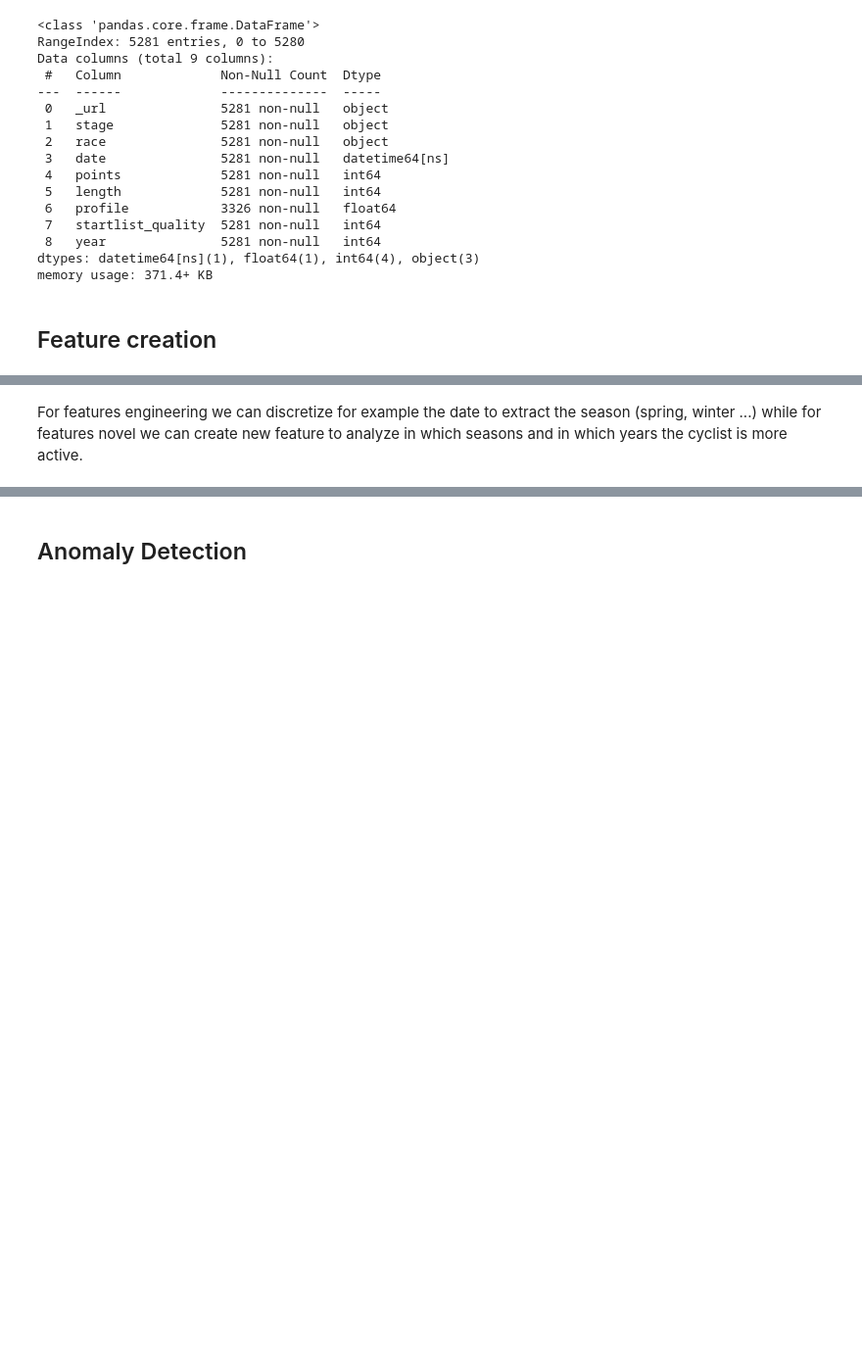
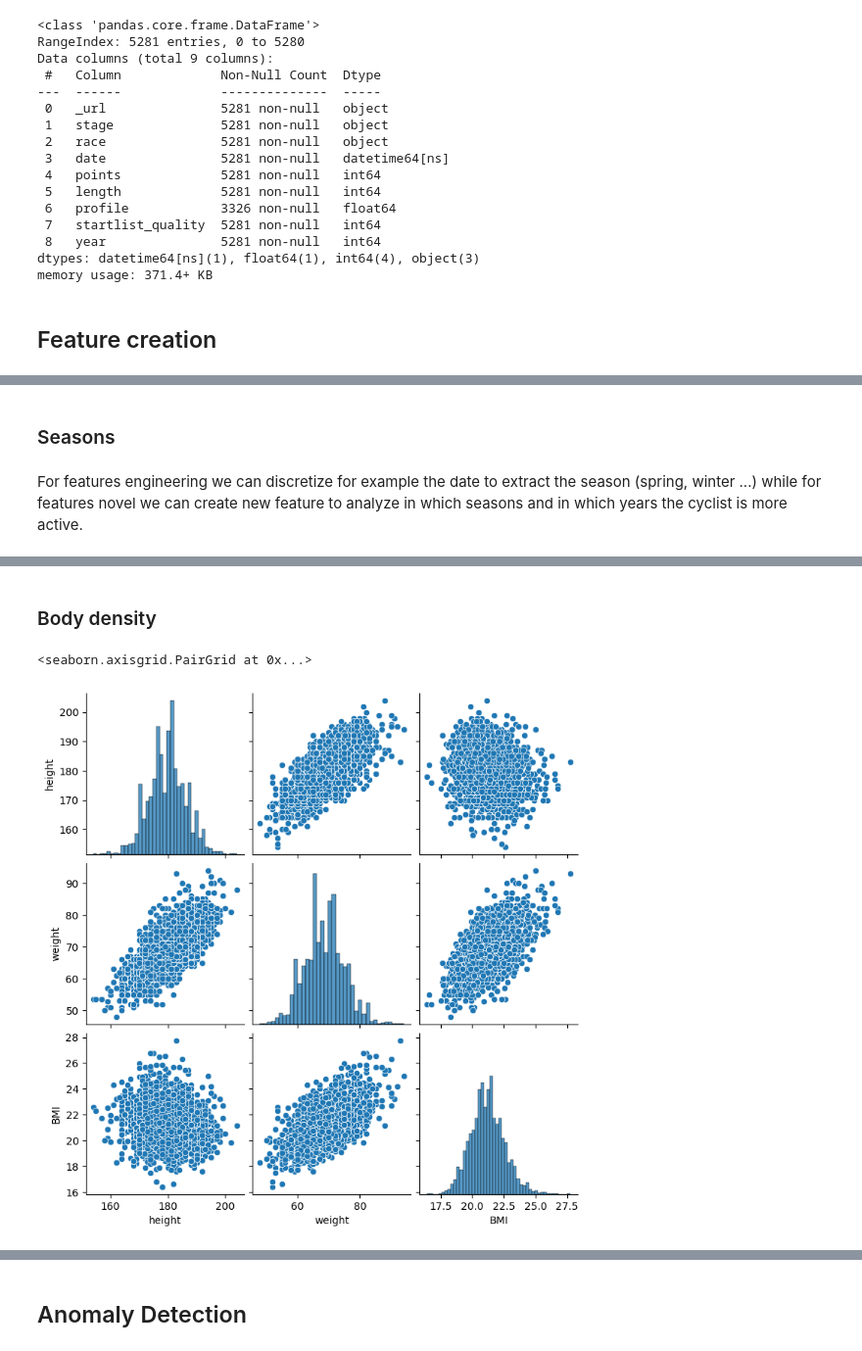
Before and after one commit to DiVitoTommaso/Cyclists-Races_Data-Mining, a Jupyter notebook: FeatEng.ipynb, the cells around one changed output, grey strips where cells are left out. Shown: that part at 98% size. Saved outputs shown, nothing was run; the diff lists cells and outputs as text; code cells hidden in the pictures; blank space fills up the shorter version.

```diff
--- a/FeatEng.ipynb
+++ b/FeatEng.ipynb
@@ -71,3 +71,5 @@ memory usage: 371.4+ KB
+# %% [markdown]
+### Seasons
 # %% [markdown]
 For features engineering we can discretize for example the date to extract the season (spring, winter ...) while for features novel we can create new feature to analyze in which seasons and in which years the cyclist is more active.
 # %%
@@ -99,3 +101,12 @@ stages_df.tail(10)
 | 5278 | world-championship/2020/result | result | world-championship | 2020-09-27 | 350 | 258200 | 2.0 | 1008 | 2020 | Fall |
 | 5279 | world-championship/2021/result | result | world-championship | 2021-09-26 | 350 | 268300 | 2.0 | 1357 | 2021 | Fall |
 | 5280 | world-championship/2022/result | result | world-championship | 2022-09-25 | 350 | 266900 | 2.0 | 1052 | 2022 | Fall |
+# %% [markdown]
+### Body density
+# %%
+cyclist_df["BMI"] = cyclist_df["weight"] / (cyclist_df["height"] / 100) ** 2
+# %%
+sns.pairplot(cyclist_df[["height", "weight", "BMI"]])
+# %% [output]
+<seaborn.axisgrid.PairGrid at 0x...>
+[figure, added]
```
Also changed, not shown: parts of 12 cells of this notebook, 2 other files.
